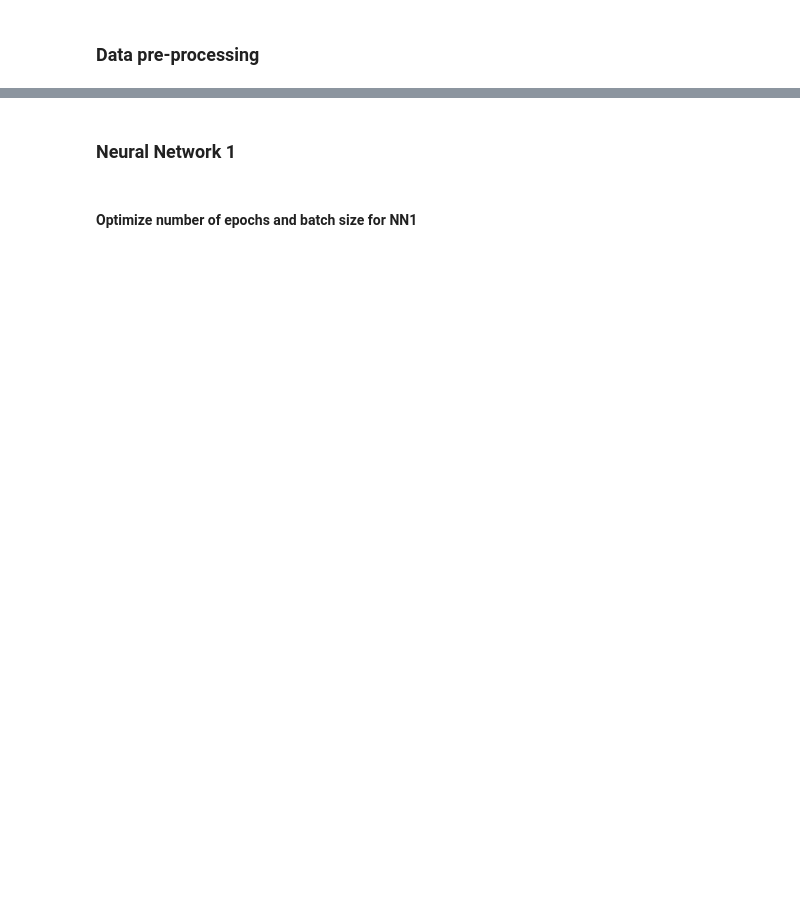
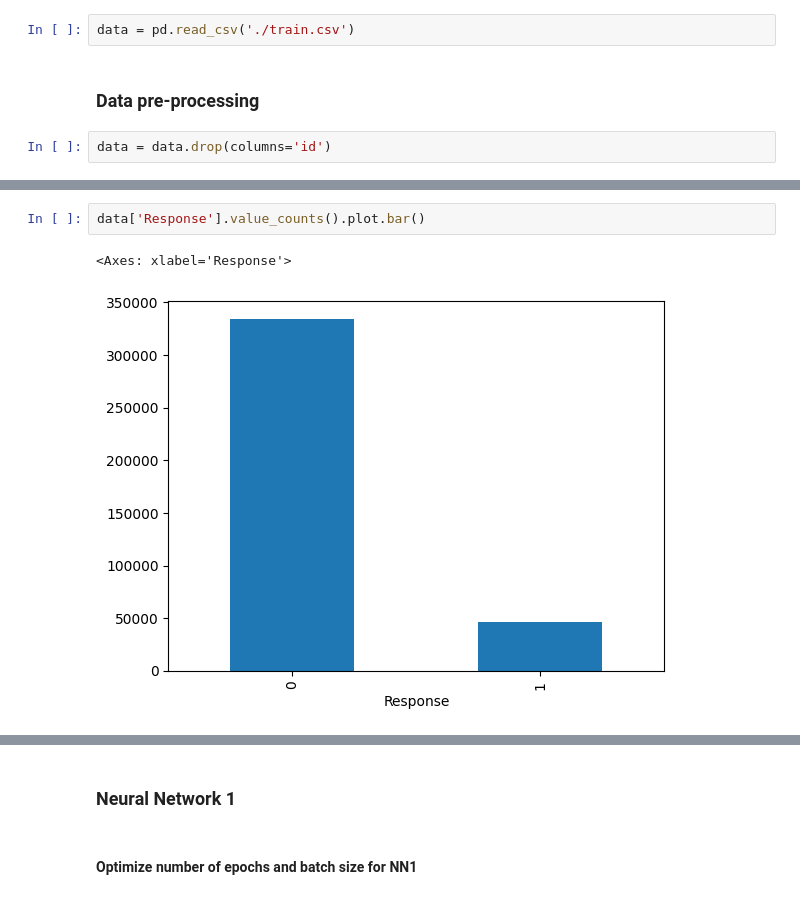
Before and after one commit to marin-o/Finki, a Jupyter notebook: Vnp/Lab 4/Lab_exercise_4.ipynb, the cells around one changed output, grey strips where cells are left out. Cells and saved outputs as stored; diff of their text form; blank space fills up the shorter version.

```diff
--- a/Vnp/Lab 4/Lab_exercise_4.ipynb
+++ b/Vnp/Lab 4/Lab_exercise_4.ipynb
@@ -18,2 +30,6 @@ Use the following dataset https://www.kaggle.com/datasets/anmolkumar/health-insu
+# %%
+data = pd.read_csv('./train.csv')
 # %% [markdown]
 ### Data pre-processing
+# %%
+data = data.drop(columns='id')
@@ -19,0 +52,5 @@ Use the following dataset https://www.kaggle.com/datasets/anmolkumar/health-insu
+# %%
+data['Response'].value_counts().plot.bar()
+# %% [output]
+<Axes: xlabel='Response'>
+[figure, added]
```
Also changed, not shown: parts of 22 cells of this notebook.
